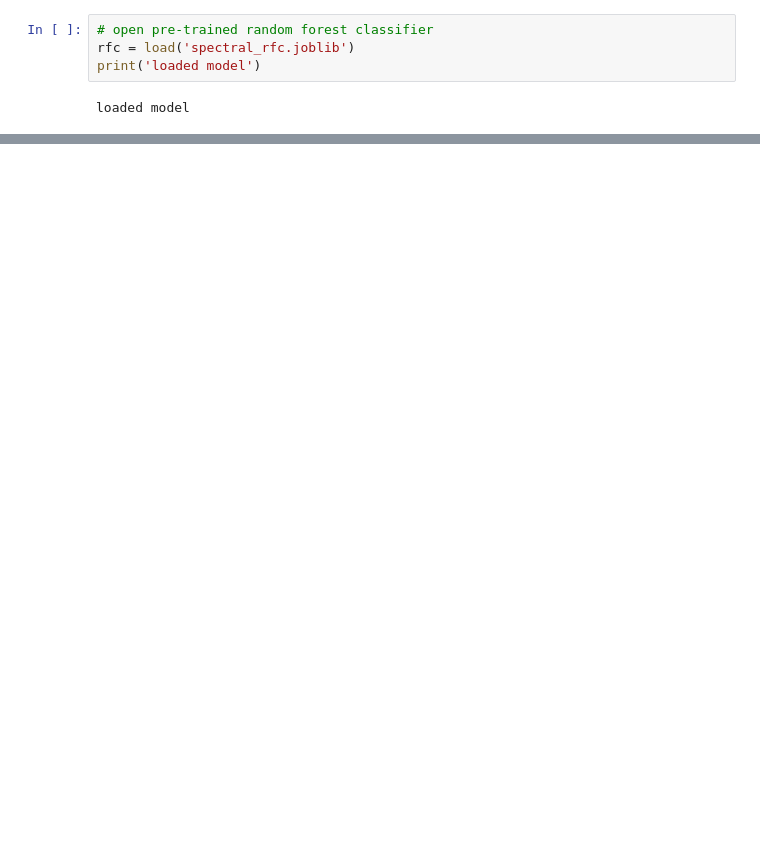
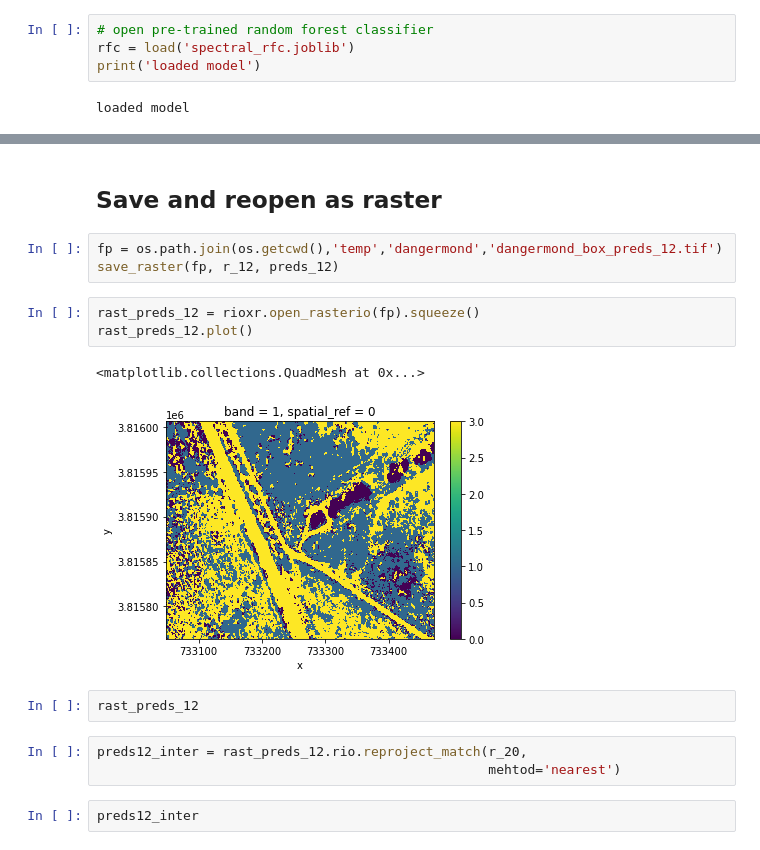
Before and after one commit to NCEAS/msai4earth-esa, a Jupyter notebook: iceplant_detection/TRIALS_majority_filter.ipynb, the cells around one changed output, grey strips where cells are left out. Drawn from its saved outputs; the diff is of its cells as text; blank space fills up the shorter version.

```diff
--- a/iceplant_detection/TRIALS_majority_filter.ipynb
+++ b/iceplant_detection/TRIALS_majority_filter.ipynb
@@ -175,0 +171,18 @@ plt.show()
+# %% [markdown]
+## Save and reopen as raster
+# %%
+fp = os.path.join(os.getcwd(),'temp','dangermond','dangermond_box_preds_12.tif')
+save_raster(fp, r_12, preds_12)
+# %%
+rast_preds_12 = rioxr.open_rasterio(fp).squeeze()
+rast_preds_12.plot()
+# %% [output]
+<matplotlib.collections.QuadMesh at 0x...>
+[figure, added]
+# %%
+rast_preds_12
+# %%
+preds12_inter = rast_preds_12.rio.reproject_match(r_20,
+                                                  mehtod='nearest')
+# %%
+preds12_inter
```
Also changed, not shown: parts of 25 cells of this notebook.
